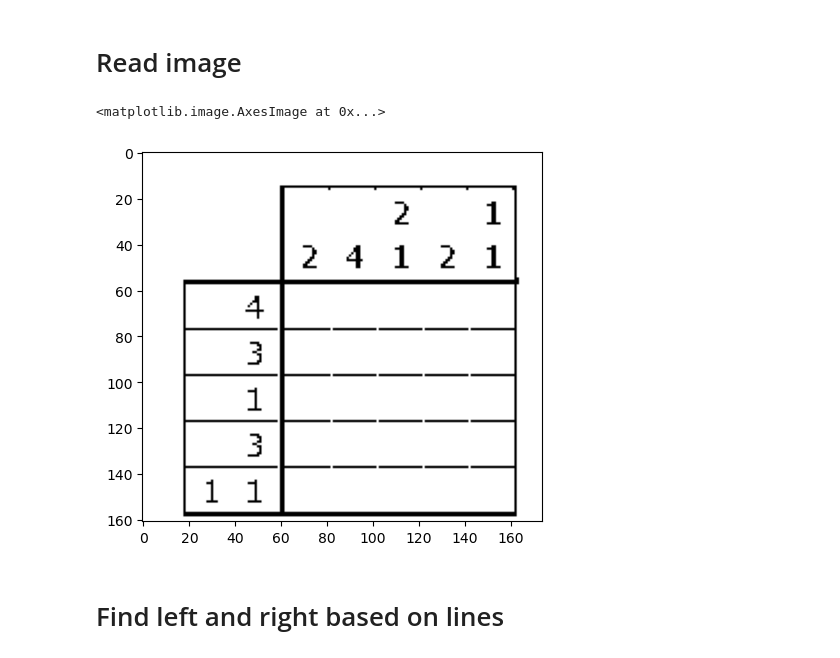
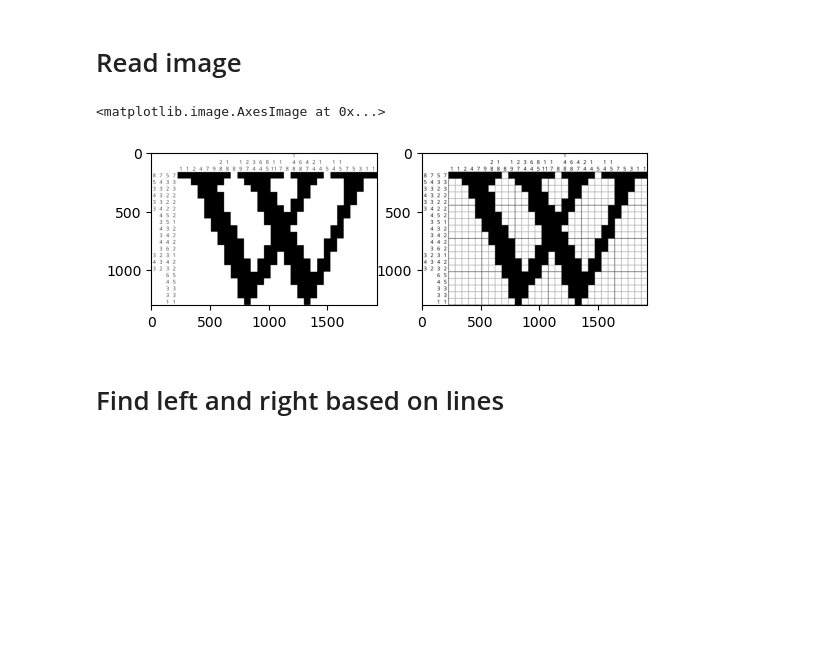
Before and after one commit to igloo81/nonogram, a Jupyter notebook: NonoGram start.ipynb, the cells around one changed output. Drawn from its saved outputs; the diff is of its cells as text; code cells hidden in the pictures; blank space fills up the shorter version.

```diff
--- a/NonoGram start.ipynb
+++ b/NonoGram start.ipynb
@@ -18,23 +18,32 @@ digitRecognizer = load_model(digitRecognizerModelFileName)
 # %% [markdown]
 # Read image
 # %%
-image = cv2.imread('E:/Work/NonoGram/Data/sample.png')
+#image = cv2.imread('E:/Work/NonoGram/Data/sample.png')
 #image = cv2.imread('E:/Work/NonoGram/Data/puzzle.jpg')
-#image = cv2.imread('E:/Work/NonoGram/Data/wikipedia.png')
+image = cv2.imread('E:/Work/NonoGram/Data/wikipedia.png')
 # %%
-imageCopy = image.copy()
-imageCopy = cv2.cvtColor(imageCopy, cv2.COLOR_BGR2GRAY)
-imageCopy = cv2.GaussianBlur(imageCopy, (1, 1), 0)
-(_, imageCopy) = cv2.threshold(imageCopy, 10, 255, cv2.THRESH_BINARY)
+image_contours = image.copy()
+image_contours = cv2.cvtColor(image_contours, cv2.COLOR_BGR2GRAY)
+(_, image_contours) = cv2.threshold(image_contours, 10, 255, cv2.THRESH_BINARY)
+
+image_digits = image.copy()
+image_digits = cv2.GaussianBlur(image_digits, (1, 1), 0)
+(_, image_contours) = cv2.threshold(image_contours, 10, 255, cv2.THRESH_BINARY)
+#imageCopy = cv2.dilate(imageCopy, (3,3), 1)
+#imageCopy = cv2.GaussianBlur(imageCopy, (1, 1), 0)
 #imageCopy = cv2.cvtColor(imageCopy, cv2.COLOR_BGR2GRAY)
 #blurred = cv2.GaussianBlur(gray, (5, 5), 0)
 #imageCopy = cv2.Canny(imageCopy, 50, 150)
 #imageCopy = 255-imageCopy
 #imageCopy = cv2.Canny(imageCopy, 50, 150)
-pyplot.imshow(imageCopy, cmap="gray")
+
+pyplot.subplot(1, 2, 1)  # 1 row, 2 columns, first subplot
+pyplot.imshow(image_contours, cmap="gray")
+pyplot.subplot(1, 2, 2)
+pyplot.imshow(image_digits, cmap="gray")
 # %% [output]
 <matplotlib.image.AxesImage at 0x...>
-[figure, old version]
+[figure, new version]
 # %% [markdown]
 # Find left and right based on lines
 # %%
```
Also changed, not shown: parts of 7 cells of this notebook, 1 other file.
